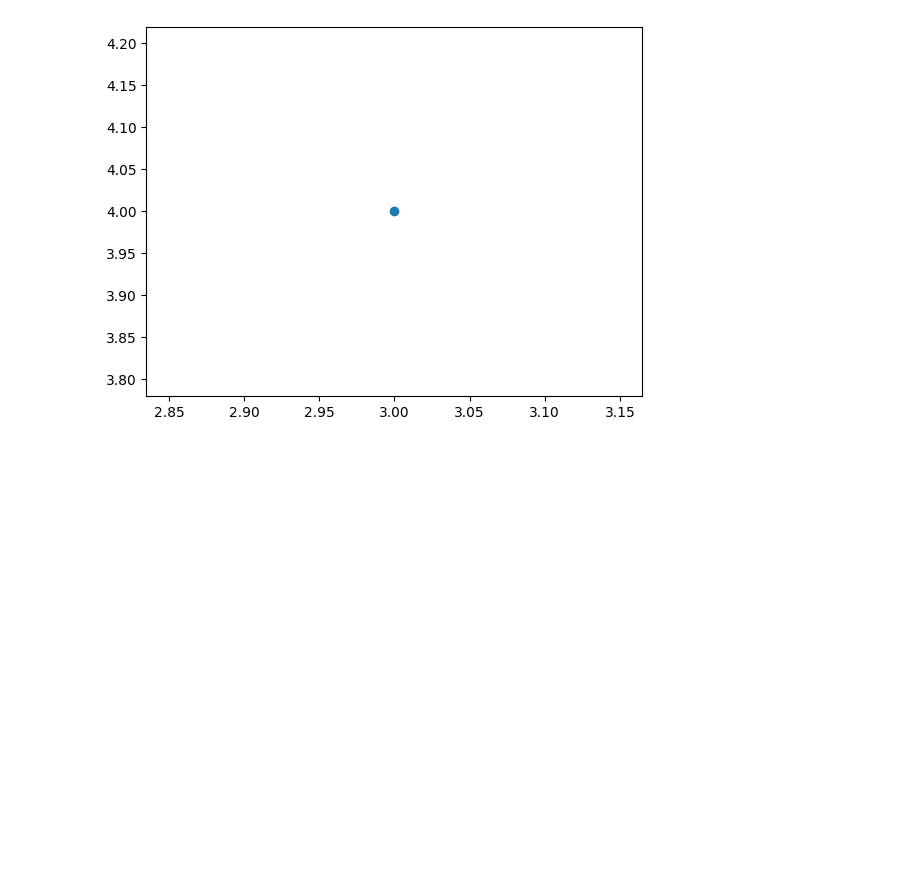
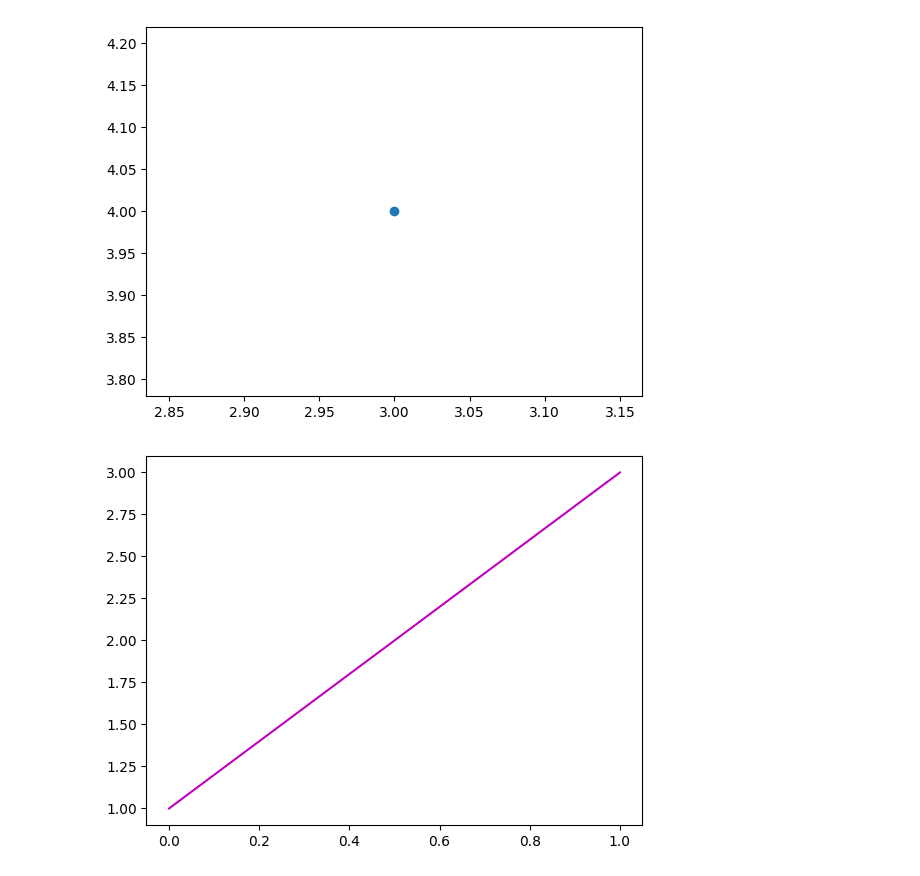
Before and after one commit to KrRishabh/Python-for-deep-learning, a Jupyter notebook: Python_for_deep_learning.ipynb, the cells around one changed output. Cells and saved outputs as stored; diff of their text form; code cells hidden in the pictures; blank space fills up the shorter version.

```diff
--- a/Python_for_deep_learning.ipynb
+++ b/Python_for_deep_learning.ipynb
@@ -7,3 +7,10 @@ plt.plot(3,4, 'o')
 # %% [output]
 [<matplotlib.lines.Line2D at 0x...>]
 [figure]
+# %%
+x = [0,1]
+y = [1,3]
+plt.plot(x,y,'m')
+plt.show()
+# %% [output]
+[figure, added]
```
